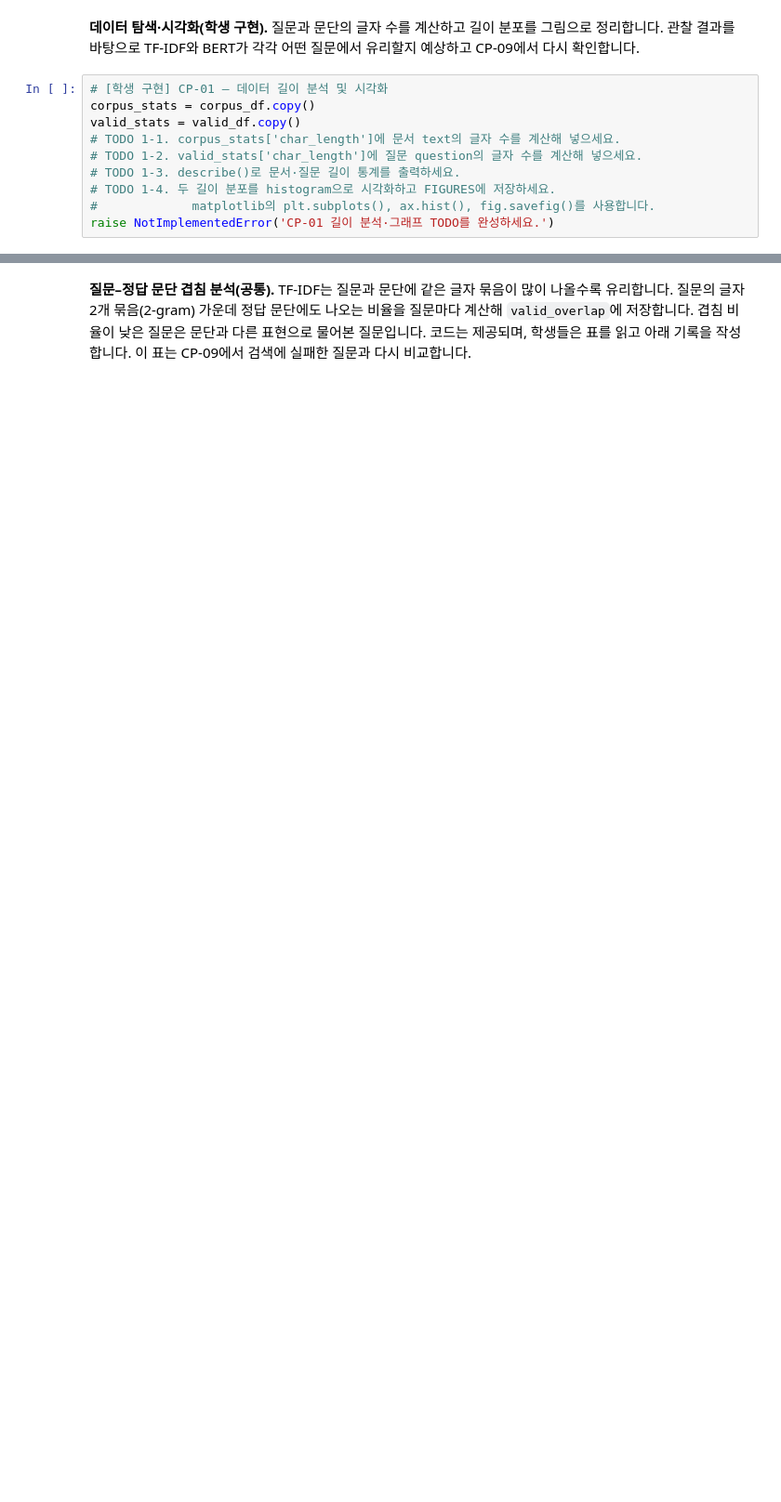
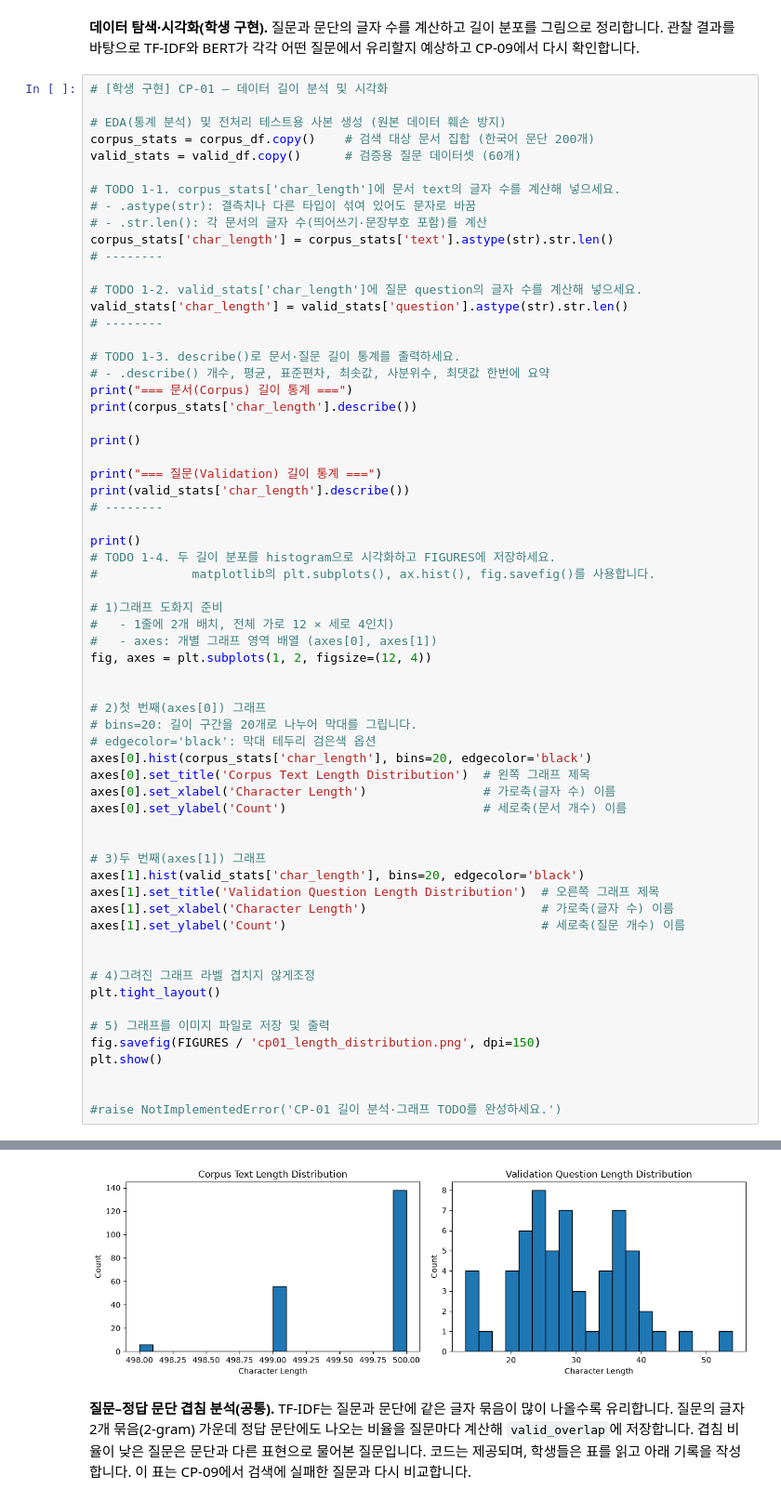
Before and after one commit to iremys/ai-mini-projects, a Jupyter notebook: mini-project-02/code/NLP_BERT_MiniProject_Student.ipynb, the cells around one changed output, grey strips where cells are left out. Shown at 93% size. Drawn from its saved outputs; the diff is of its cells as text; blank space fills up the shorter version.

```diff
--- a/mini-project-02/code/NLP_BERT_MiniProject_Student.ipynb
+++ b/mini-project-02/code/NLP_BERT_MiniProject_Student.ipynb
@@ -203,11 +224,65 @@ display(valid_df.head(3))
 **데이터 탐색·시각화(학생 구현).** 질문과 문단의 글자 수를 계산하고 길이 분포를 그림으로 정리합니다. 관찰 결과를 바탕으로 TF-IDF와 BERT가 각각 어떤 질문에서 유리할지 예상하고 CP-09에서 다시 확인합니다.
 # %%
 # [학생 구현] CP-01 — 데이터 길이 분석 및 시각화
-corpus_stats = corpus_df.copy()
-valid_stats = valid_df.copy()
+
+# EDA(통계 분석) 및 전처리 테스트용 사본 생성 (원본 데이터 훼손 방지)
+corpus_stats = corpus_df.copy()    # 검색 대상 문서 집합 (한국어 문단 200개)
+valid_stats = valid_df.copy()      # 검증용 질문 데이터셋 (60개)
+
 # TODO 1-1. corpus_stats['char_length']에 문서 text의 글자 수를 계산해 넣으세요.
+# - .astype(str): 결측치나 다른 타입이 섞여 있어도 문자로 바꿈
+# - .str.len(): 각 문서의 글자 수(띄어쓰기·문장부호 포함)를 계산
+corpus_stats['char_length'] = corpus_stats['text'].astype(str).str.len()
+# --------
+
 # TODO 1-2. valid_stats['char_length']에 질문 question의 글자 수를 계산해 넣으세요.
+valid_stats['char_length'] = valid_stats['question'].astype(str).str.len()
+# --------
+
 # TODO 1-3. describe()로 문서·질문 길이 통계를 출력하세요.
+# - .describe() 개수, 평균, 표준편차, 최솟값, 사분위수, 최댓값 한번에 요약
+print("=== 문서(Corpus) 길이 통계 ===")
+print(corpus_stats['char_length'].describe())
+
+print()
+
+print("=== 질문(Validation) 길이 통계 ===")
+print(valid_stats['char_length'].describe())
+# --------
+
+print()
 # TODO 1-4. 두 길이 분포를 histogram으로 시각화하고 FIGURES에 저장하세요.
 #             matplotlib의 plt.subplots(), ax.hist(), fig.savefig()를 사용합니다.
-raise NotImplementedError('CP-01 길이 분석·그래프 TODO를 완성하세요.')
+
+# 1)그래프 도화지 준비
+#   - 1줄에 2개 배치, 전체 가로 12 × 세로 4인치)
+#   - axes: 개별 그래프 영역 배열 (axes[0], axes[1])
+fig, axes = plt.subplots(1, 2, figsize=(12, 4))
+
+
+# 2)첫 번째(axes[0]) 그래프
+# bins=20: 길이 구간을 20개로 나누어 막대를 그립니다.
+# edgecolor='black': 막대 테두리 검은색 옵션
+axes[0].hist(corpus_stats['char_length'], bins=20, edgecolor='black')
+axes[0].set_title('Corpus Text Length Distribution')  # 왼쪽 그래프 제목
+axes[0].set_xlabel('Character Length')                # 가로축(글자 수) 이름
+axes[0].set_ylabel('Count')                           # 세로축(문서 개수) 이름
+
+
+# 3)두 번째(axes[1]) 그래프
+axes[1].hist(valid_stats['char_length'], bins=20, edgecolor='black')
+axes[1].set_title('Validation Question Length Distribution')  # 오른쪽 그래프 제목
+axes[1].set_xlabel('Character Length')                        # 가로축(글자 수) 이름
+axes[1].set_ylabel('Count')                                   # 세로축(질문 개수) 이름
+
+
+# 4)그려진 그래프 라벨 겹치지 않게조정
+plt.tight_layout()
+
+# 5) 그래프를 이미지 파일로 저장 및 출력
+fig.savefig(FIGURES / 'cp01_length_distribution.png', dpi=150)
+plt.show()
+
+
+#raise NotImplementedError('CP-01 길이 분석·그래프 TODO를 완성하세요.')
+# %% [output]
@@ -214,3 +306,4 @@ raise NotImplementedError('CP-01 길이 분석·그래프 TODO를 완성하세
+[figure, added]
 # %% [markdown]
 **질문–정답 문단 겹침 분석(공통).** TF-IDF는 질문과 문단에 같은 글자 묶음이 많이 나올수록 유리합니다. 질문의 글자 2개 묶음(2-gram) 가운데 정답 문단에도 나오는 비율을 질문마다 계산해 `valid_overlap`에 저장합니다. 겹침 비율이 낮은 질문은 문단과 다른 표현으로 물어본 질문입니다. 코드는 제공되며, 학생들은 표를 읽고 아래 기록을 작성합니다. 이 표는 CP-09에서 검색에 실패한 질문과 다시 비교합니다.
 # %%
```
Also changed, not shown: parts of 14 cells of this notebook, 4 other files.
